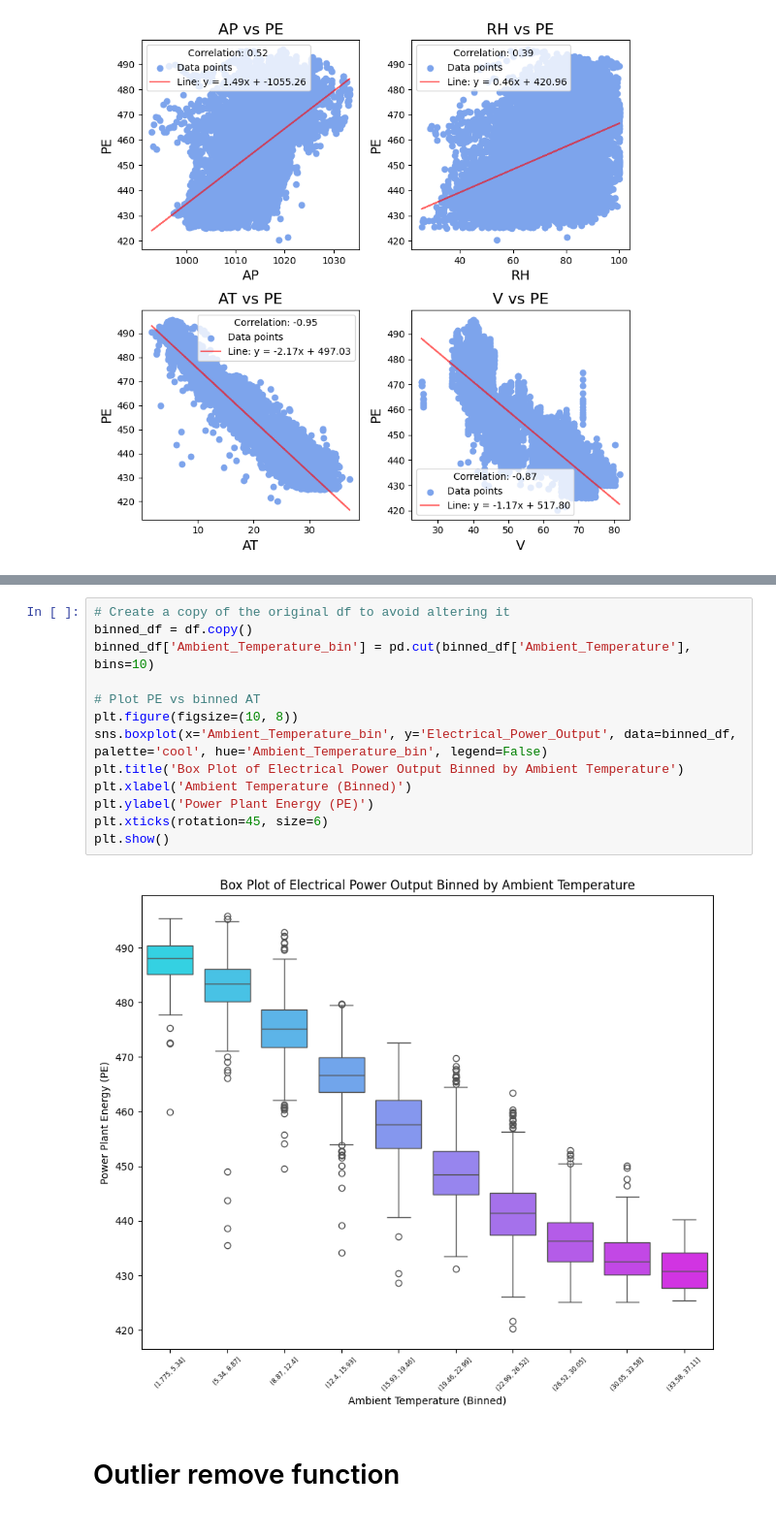
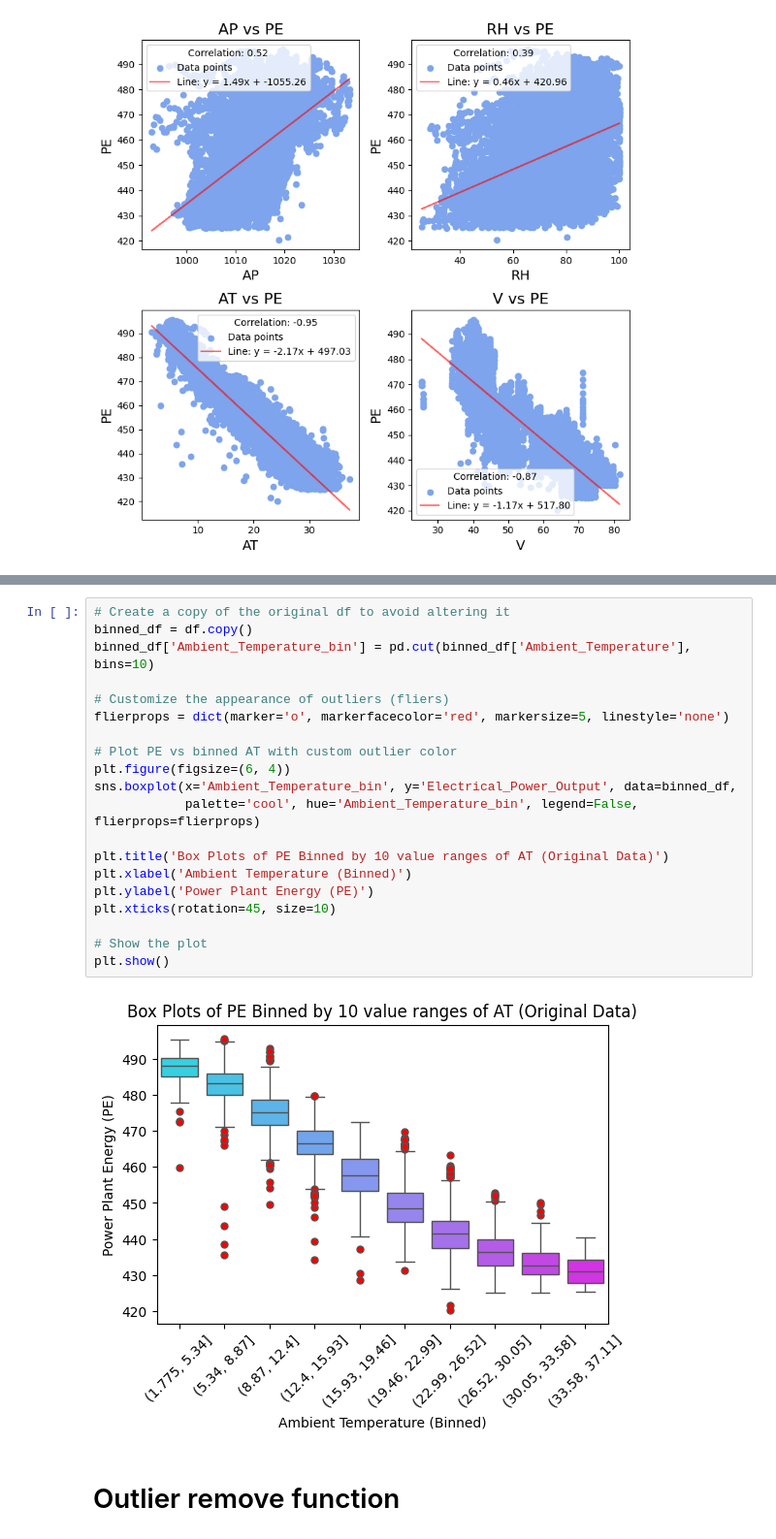
Before and after one commit to isralennon/MSAAI500, a Jupyter notebook: CCPP_condensed.ipynb, the cells around one changed output, grey strips where cells are left out. Shown at 97% size. Cells and saved outputs as stored; diff of their text form.

```diff
--- a/CCPP_condensed.ipynb
+++ b/CCPP_condensed.ipynb
@@ -101,18 +93,25 @@ plt.show()
 # %%
 # Create a copy of the original df to avoid altering it
 binned_df = df.copy()
 binned_df['Ambient_Temperature_bin'] = pd.cut(binned_df['Ambient_Temperature'], bins=10)
 
-# Plot PE vs binned AT
-plt.figure(figsize=(10, 8))
-sns.boxplot(x='Ambient_Temperature_bin', y='Electrical_Power_Output', data=binned_df, palette='cool', hue='Ambient_Temperature_bin', legend=False)
-plt.title('Box Plot of Electrical Power Output Binned by Ambient Temperature')
+# Customize the appearance of outliers (fliers)
+flierprops = dict(marker='o', markerfacecolor='red', markersize=5, linestyle='none')
+
+# Plot PE vs binned AT with custom outlier color
+plt.figure(figsize=(6, 4))
+sns.boxplot(x='Ambient_Temperature_bin', y='Electrical_Power_Output', data=binned_df,
+            palette='cool', hue='Ambient_Temperature_bin', legend=False, flierprops=flierprops)
+
+plt.title('Box Plots of PE Binned by 10 value ranges of AT (Original Data)')
 plt.xlabel('Ambient Temperature (Binned)')
 plt.ylabel('Power Plant Energy (PE)')
-plt.xticks(rotation=45, size=6)
+plt.xticks(rotation=45, size=10)
+
+# Show the plot
 plt.show()
 # %% [output]
-[figure, old version]
+[figure, new version]
 # %% [markdown]
 # Outlier remove function
 # %%
```
Also changed, not shown: parts of 38 cells of this notebook, 10 other files.
